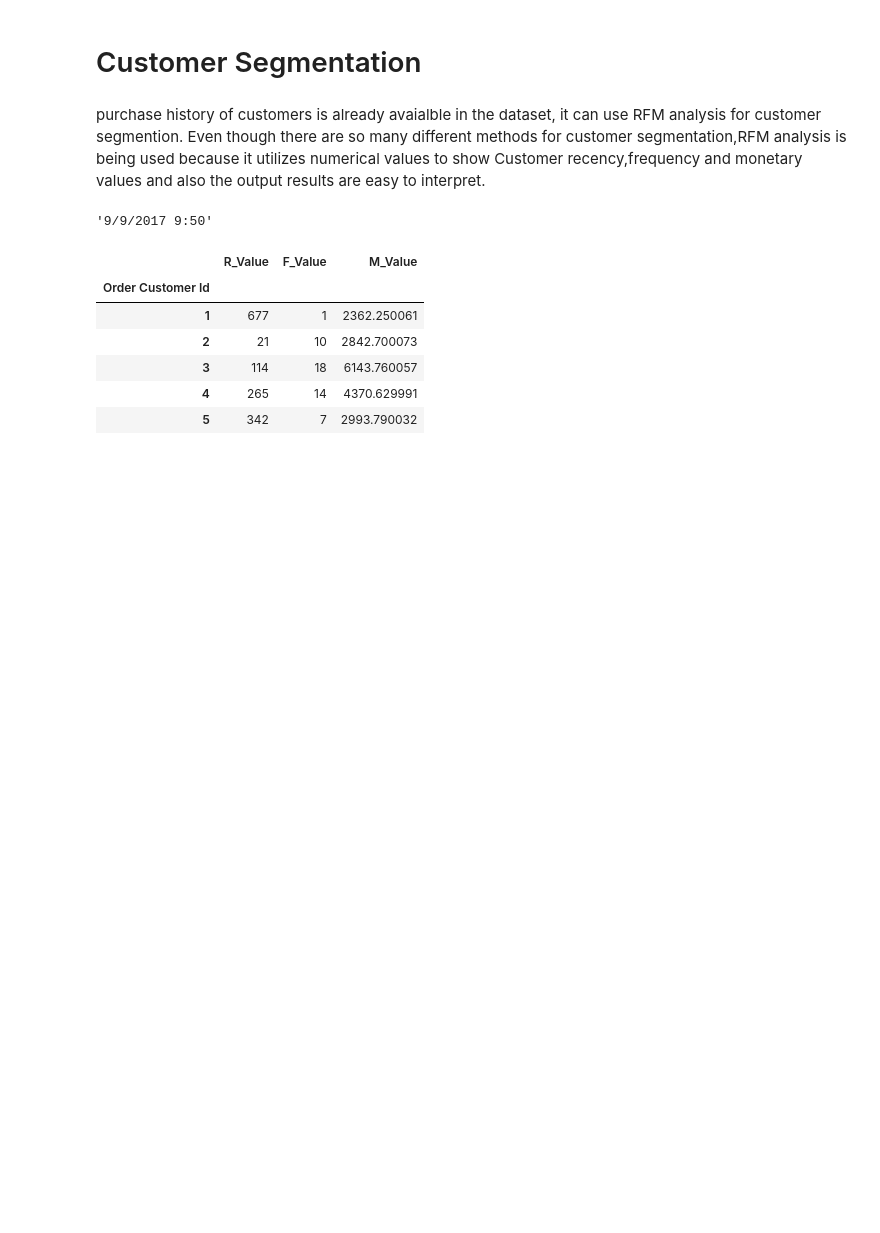
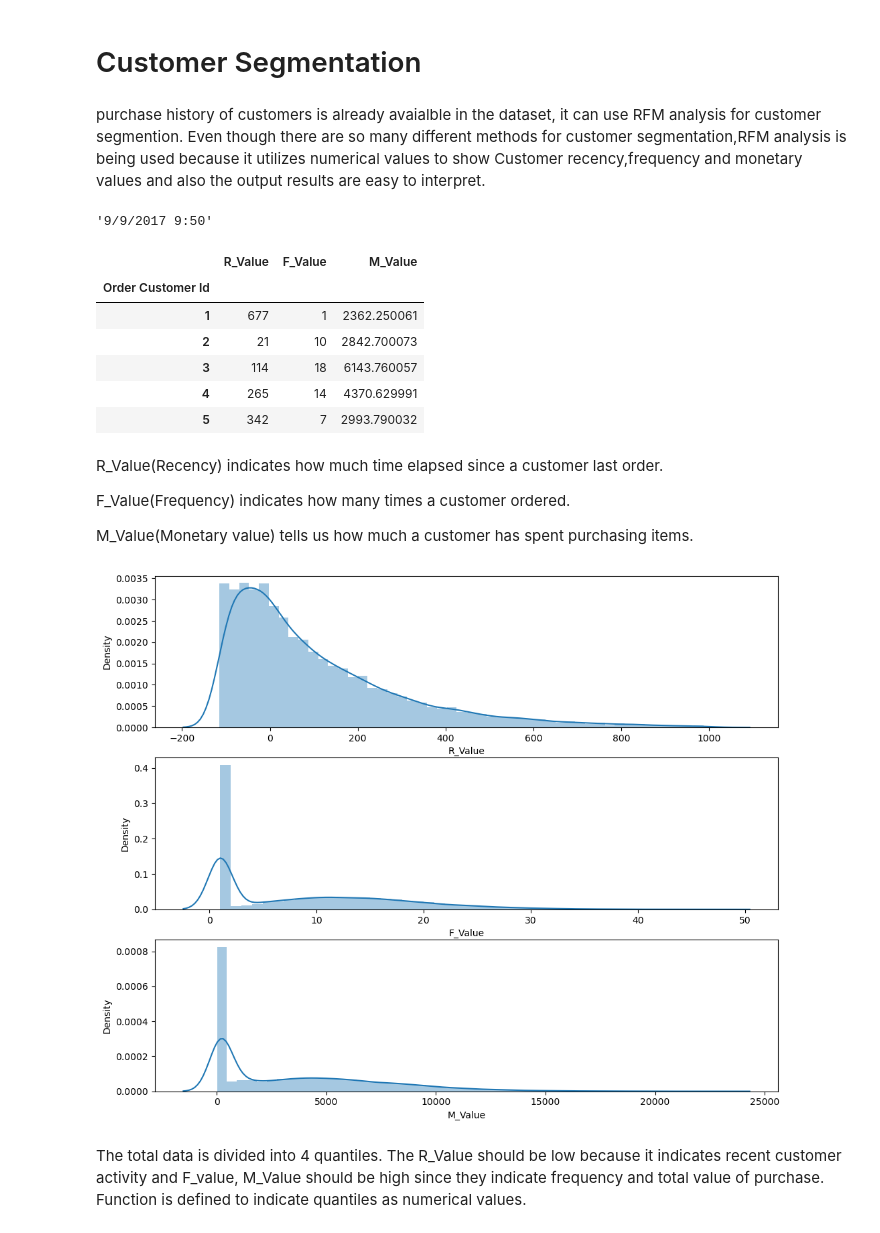
Before and after one commit to YannSko/Portfollio, a Jupyter notebook: Analysis Marketting/Supply_demand/Data&co/Data&Co.ipynb, the cells around one changed output. Drawn from its saved outputs; the diff is of its cells as text; code cells hidden in the pictures; blank space fills up the shorter version.

```diff
--- a/Analysis Marketting/Supply_demand/Data&co/Data&Co.ipynb
+++ b/Analysis Marketting/Supply_demand/Data&co/Data&Co.ipynb
@@ -436,3 +436,22 @@ Customer_seg.head()
 | 3 | 114 | 18 | 6143.760057 |
 | 4 | 265 | 14 | 4370.629991 |
 | 5 | 342 | 7 | 2993.790032 |
+# %% [markdown]
+
+
+R_Value(Recency) indicates how much time elapsed since a customer last order.
+
+F_Value(Frequency) indicates how many times a customer ordered.
+
+M_Value(Monetary value) tells us how much a customer has spent purchasing items.
+# %%
+plt.figure(figsize=(12,10)) # Figure size
+plt.subplot(3, 1, 1)
+sns.distplot(Customer_seg['R_Value'])# Plot distribution of R_Value
+plt.subplot(3, 1, 2)
+sns.distplot(Customer_seg['F_Value'])# Plot distribution of F_Value
+plt.subplot(3, 1, 3)
+sns.distplot(Customer_seg['M_Value'])# Plot distribution of M_Value
+plt.show()
+# %% [output]
+[figure, added]
@@ -438,0 +463,4 @@ Customer_seg.head()
+# %% [markdown]
+
+
+The total data is divided into 4 quantiles. The R_Value should be low because it indicates recent customer activity and F_value, M_Value should be high since they indicate frequency and total value of purchase. Function is defined to indicate quantiles as numerical values.
```
Also changed, not shown: parts of 87 cells of this notebook.
